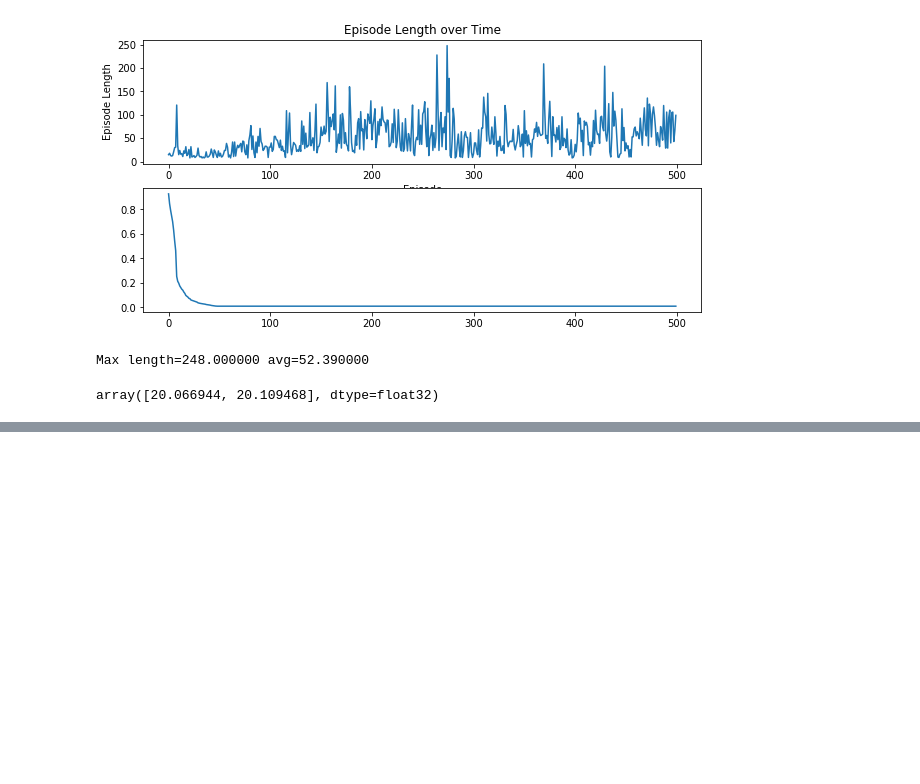
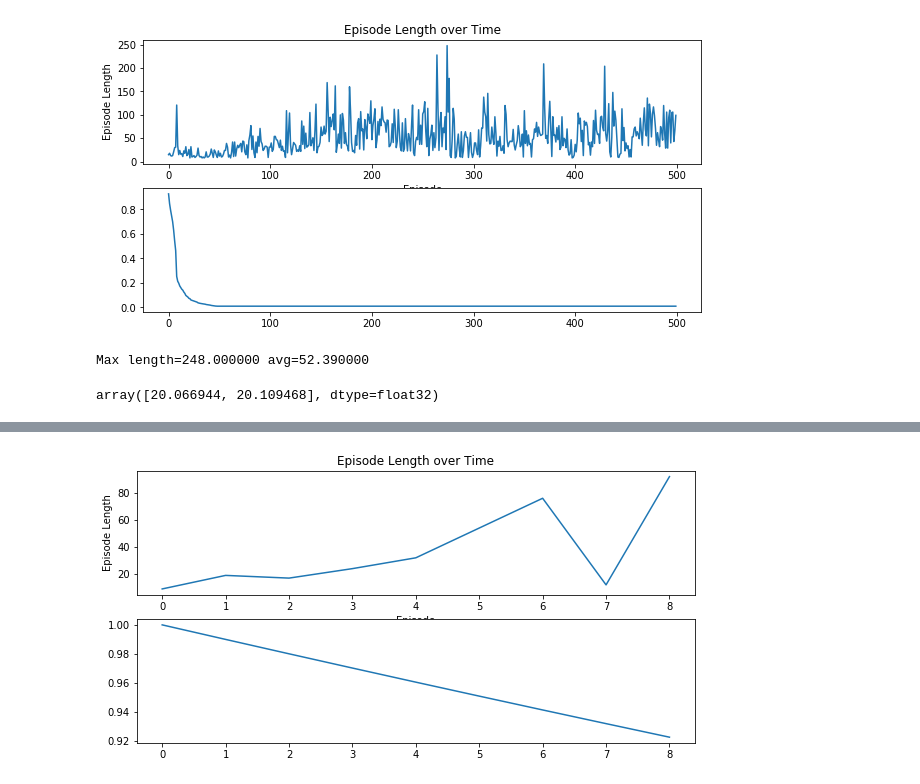
Before and after one commit to unoti/ai-gym-experiments, a Jupyter notebook: 5-CartPole-3.ipynb, the cells around one changed output, grey strips where cells are left out. Cells and saved outputs as stored; diff of their text form; code cells hidden in the pictures; blank space fills up the shorter version.

Commit message:
updated episode chart

```diff
--- a/5-CartPole-3.ipynb
+++ b/5-CartPole-3.ipynb
@@ -222,3 +222,7 @@ def peek():
 peek()
 # %% [output]
 array([20.066944, 20.109468], dtype=float32)
+# %%
+episode_lengths = [9, 19, 17, 24, 32, 54, 76, 12, 92]
+epsilons = [0.99 ** i for i in range(len(episode_lengths))]
+epsilons
@@ -224,0 +239,8 @@ array([20.066944, 20.109468], dtype=float32)
+# %%
+from cartpole_lab.charts import plot_episode_lengths
+import cartpole_lab.charts
+from importlib import reload
+reload(cartpole_lab.charts)
+plot_episode_lengths(episode_lengths, epsilons)
+# %% [output]
+[figure, added]
```
Also changed, not shown: parts of 1 cell of this notebook, 4 other files.
